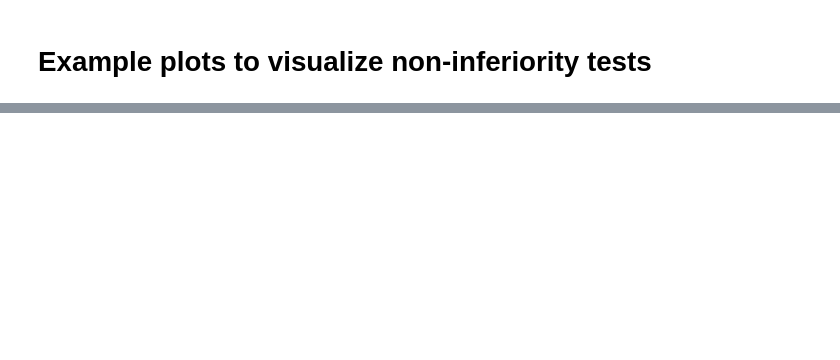
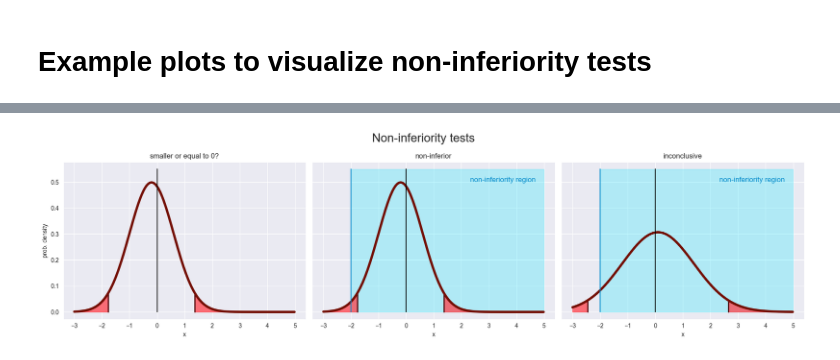
Before and after one commit to TimWiesner99/trust-medical-AI, a Jupyter notebook: plots/example_plots.ipynb, the cells around one changed output, grey strips where cells are left out. Cells and saved outputs as stored; diff of their text form; code cells hidden in the pictures; blank space fills up the shorter version.

```diff
--- a/plots/example_plots.ipynb
+++ b/plots/example_plots.ipynb
@@ -31,0 +67,44 @@ plt.show()
+# %%
+FROM = -3
+TO = 5
+height = 0.55
+margin = -2
+
+# non-inferiority plots
+fig, axs = plt.subplots(ncols=3, figsize=(18,5), sharey=True)
+
+# ranges
+for i in [1, 2]:
+    fill = np.arange(margin, TO, 0.01)
+    axs[i].fill_between(fill, [height]*len(fill), color='#06e7ff', alpha=0.25)
+
+# plots
+nhst(axs[0], -0.2, 0.8, FROM, TO, title='smaller or equal to 0?')
+nhst(axs[1], -0.2, 0.8, FROM, TO, title='non-inferior')
+nhst(axs[2],  0.1, 1.3, FROM, TO, title='inconclusive')
+
+# vertical lines at 0
+for ax in axs:
+    ax.plot(*vline(0, height), c='k')
+
+for i in [1, 2]:
+    axs[i].plot(*vline(margin, height), c='#0089ca')
+    axs[i].text(TO-0.3, height-0.05, 'non-inferiority region',
+                fontsize=12,
+                color='#0089ca',
+                horizontalalignment='right')
+
+# labels
+axs[0].set_ylabel('prob. density')
+fig.suptitle('Non-inferiority tests', fontsize=20)
+
+plt.tight_layout()
+plt.savefig('examples/non-inf.png', transparent=True, dpi=300)
+
+for i, ax in enumerate(axs):
+    extent = ax.get_window_extent().transformed(fig.dpi_scale_trans.inverted())
+    fig.savefig(f'examples/non-inf_part{i+1}.png', bbox_inches=extent)
+
+plt.show()
+# %% [output]
+[figure, added]
```
Also changed, not shown: parts of 5 cells of this notebook, 5 other files.
